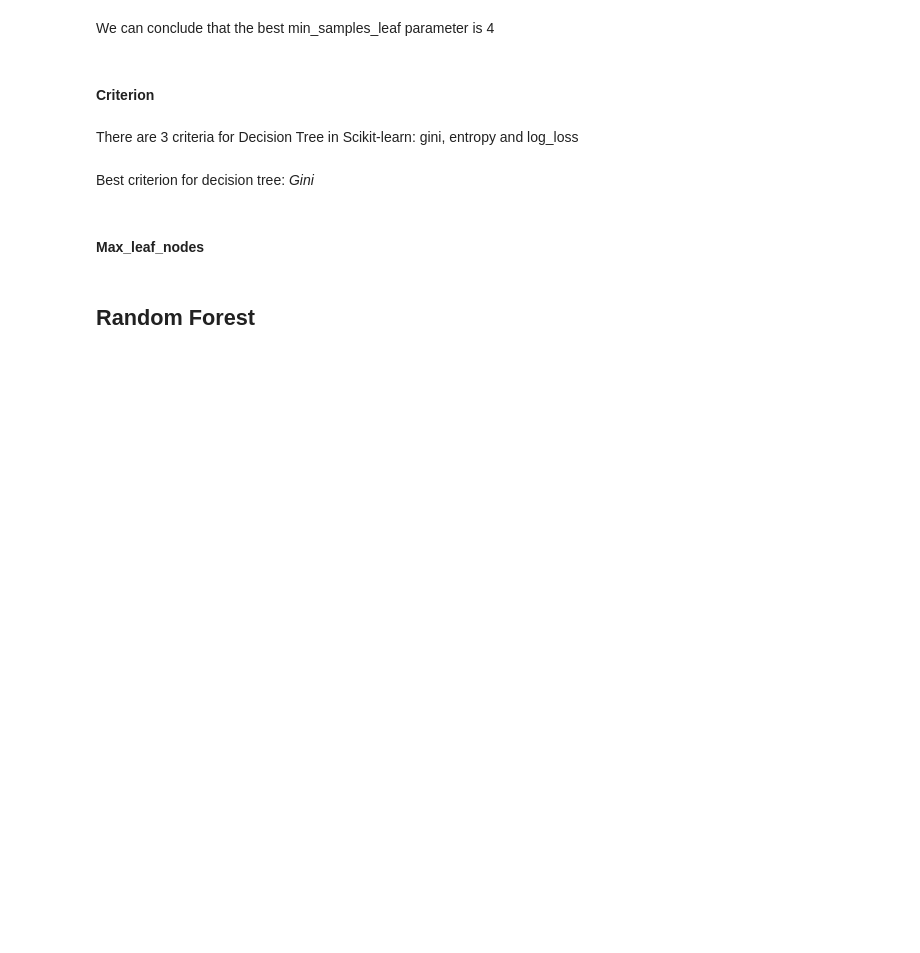
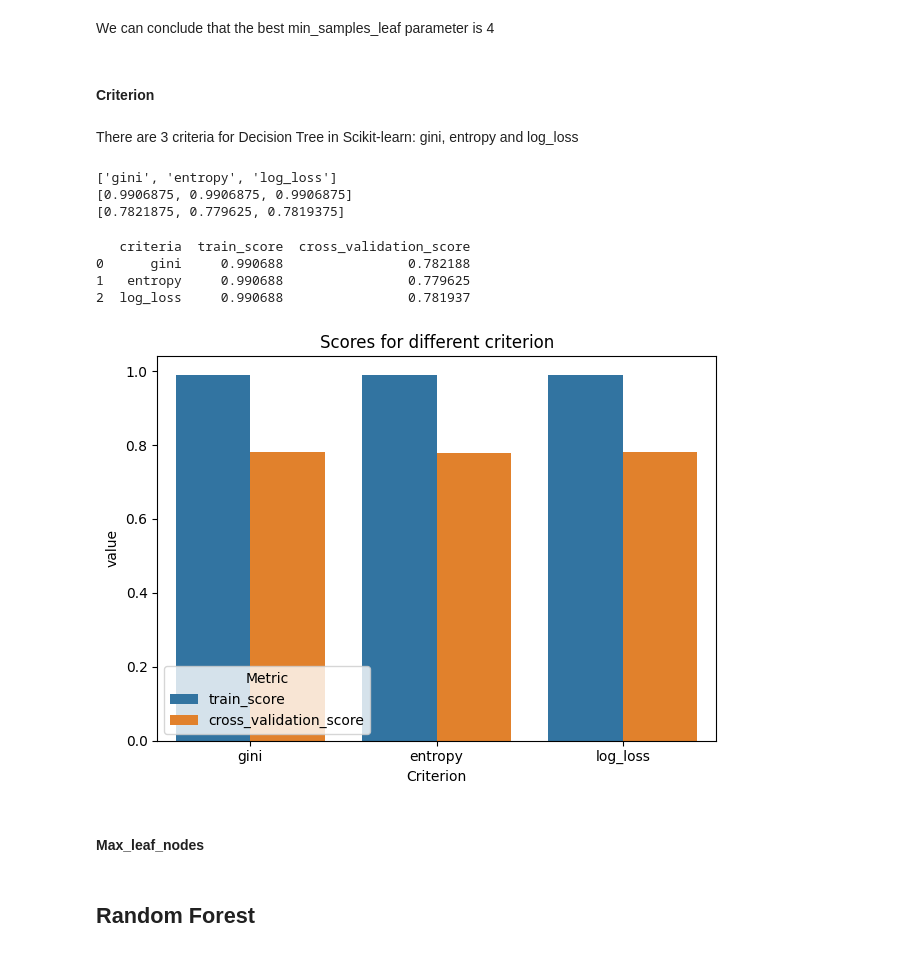
Before and after one commit to auphong2707/emotion-dectection-from-text, a Jupyter notebook: EDFT.ipynb, the cells around one changed output. Cells and saved outputs as stored; diff of their text form; code cells hidden in the pictures; blank space fills up the shorter version.

Commit message:
Update criterion for Decision Tree

```diff
--- a/EDFT.ipynb
+++ b/EDFT.ipynb
@@ -600,5 +591,49 @@ There are 3 criteria for Decision Tree in Scikit-learn: gini, entropy and log_lo
-# %% [markdown]
-Best criterion for decision tree: *Gini*
+# %%
+criteria = ['gini', 'entropy', 'log_loss']
+
+trs_list = list()
+cvs_list = list()
+
+for criterion in criteria:
+    # Define model for each criterion
+    dt_model = DecisionTreeClassifier(criterion=criterion)
+    dt_model.fit(X_train_bow, y_train)
+
+    # Calculate cross validation score
+    train_score = accuracy_score(y_train, dt_model.predict(X_train_bow))
+    cv_score = np.mean(cross_val_score(dt_model, X_train_bow, y_train, cv=5, n_jobs=-1))
+
+    trs_list.append(train_score)
+    cvs_list.append(cv_score)
+# %%
+print(criteria)
+print(trs_list)
+print(cvs_list)
+# %% [output]
+['gini', 'entropy', 'log_loss']
+[0.9906875, 0.9906875, 0.9906875]
+[0.7821875, 0.779625, 0.7819375]
+# %%
+df = pd.DataFrame(
+    dict(
+        criteria = criteria,
+        train_score = trs_list,
+        cross_validation_score = cvs_list
+    )
+)
+melted_df = df.melt(id_vars='criteria', var_name='metric', value_name='value')
+print(df)
+sns.barplot(data=melted_df, x='criteria', y='value', hue='metric')
+plt.title('Scores for different criterion')
+plt.xlabel('Criterion')
+plt.legend(title='Metric', loc=3)
+plt.tight_layout()
+# %% [output]
+   criteria  train_score  cross_validation_score
+0      gini     0.990688                0.782188
+1   entropy     0.990688                0.779625
+2  log_loss     0.990688                0.781937
+[figure, added]
 # %% [markdown]
 #### Max_leaf_nodes
 # %%
```
Also changed, not shown: parts of 1 cell of this notebook.
